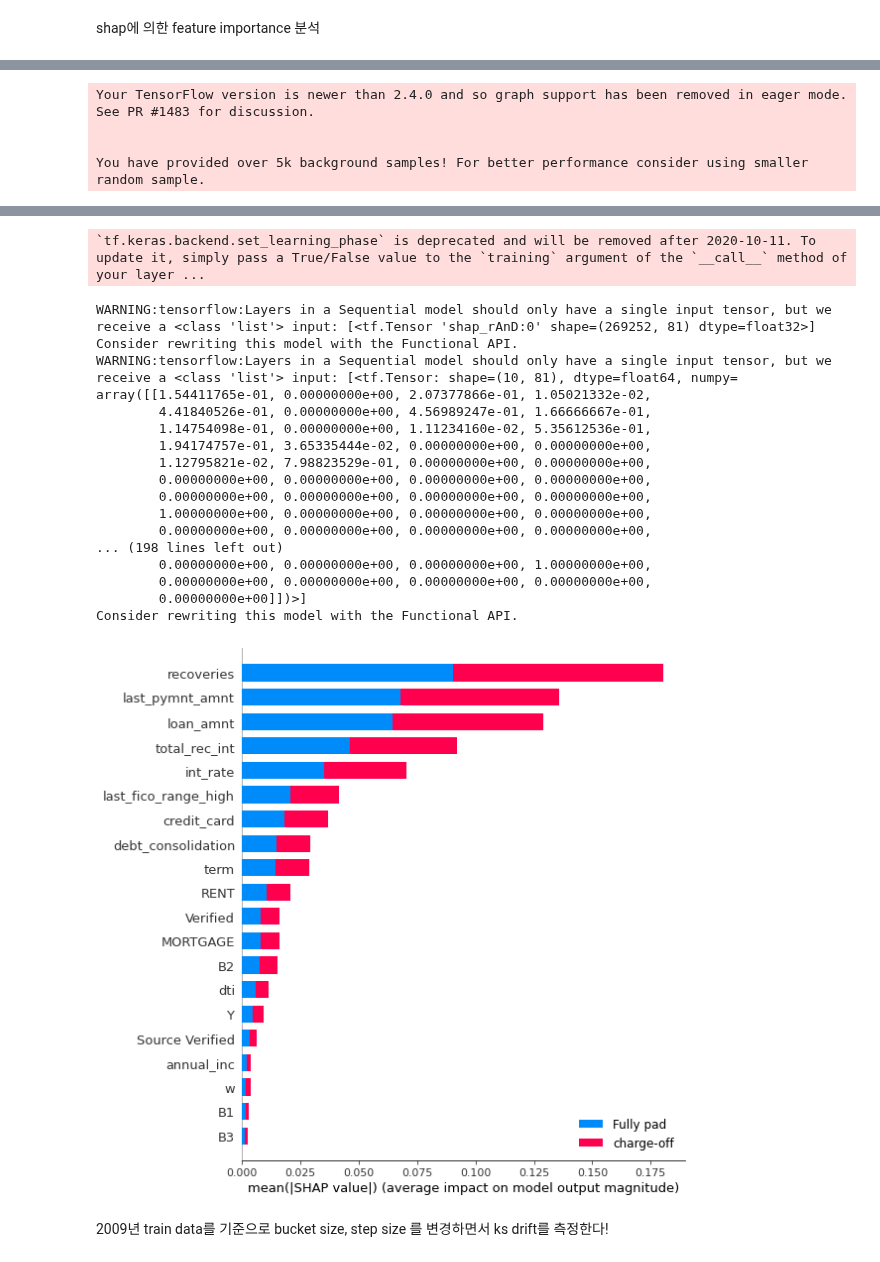
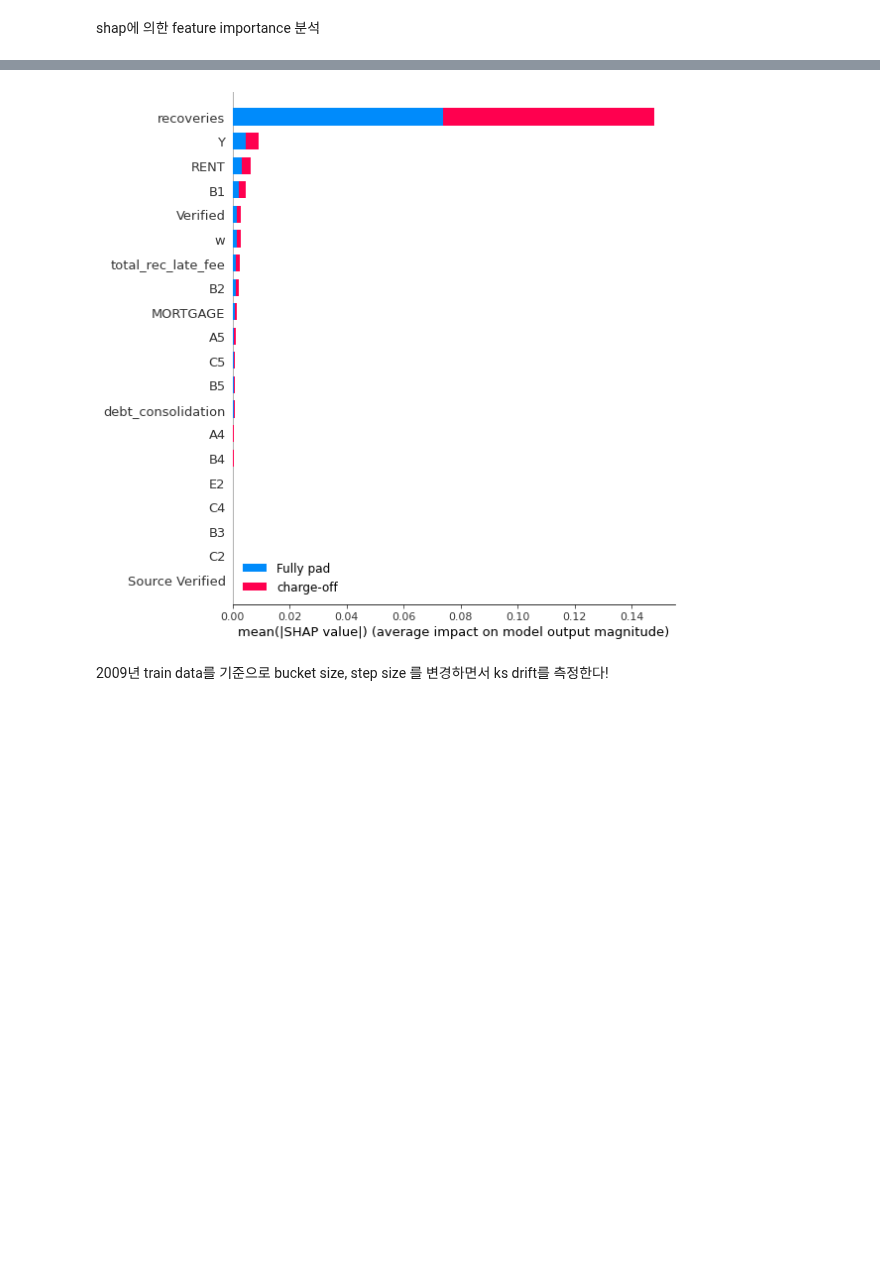
Before and after one commit to dolmani38/drift, a Jupyter notebook: real_data_drift_test_0919.ipynb, the cells around one changed output, grey strips where cells are left out. Cells and saved outputs as stored; diff of their text form; code cells hidden in the pictures; blank space fills up the shorter version.

```diff
--- a/real_data_drift_test_0919.ipynb
+++ b/real_data_drift_test_0919.ipynb
@@ -730,7 +734,7 @@ def get_one_hot(targets, nb_classes):
 # %%
 import os.path
 
-def build_model(year,x,y,epochs=5):
+def build_model_dl(year,x,y,epochs=5):
     #X_train, X_test, y_train, y_test = train_test_split(X[year], Y[year], test_size=0.2, random_state=42)
     X_train= scaler.fit_transform(x)
     #X_test = scaler.transform(X_test)
@@ -763,3 +769,12 @@ def build_model(year,x,y,epochs=5):
+# %%
+from sklearn.ensemble import RandomForestClassifier
+
+def build_model_rf(year,x,y,epochs=5):
+    X_train= scaler.fit_transform(x)
+    y_train = y #get_one_hot(y,2)
+    model = RandomForestClassifier(n_estimators=80,max_depth=5)
+    model.fit(x,y)
+    return model
 # %%
 %rm -f /content/drive/MyDrive/Drift/model/checkpoint
 
@@ -767,6 +782,9 @@ for year in range(2009,2019):
     # building the model
     print(str(year) + '년도 학습 ======================================')
     epochs = 100 #(100 if year==2009 else 5)
-    ML[year] = build_model(year,X[year],Y[year],epochs=epochs)
+    if MODEL_TYPE =='DL':
+        ML[year] = build_model_dl(year,X[year],Y[year],epochs=epochs)
+    else:
+        ML[year] = build_model_rf(year,X[year],Y[year],epochs=epochs)
 # %% [output]
 2009년도 학습 ======================================
@@ -801,7 +809,10 @@ for model_year in range(2009,2019):
     for year in range(2009,2019):
         print('\ttest:',year)
         X_test = scaler.fit_transform(X[year])
-        predictions = (ML[model_year].predict(X_test)[:,1] > 0.5).astype("int32")
+        if MODEL_TYPE =='DL':
+            predictions = (ML[model_year].predict(X_test)[:,1] > 0.5).astype("int32")
+        else:
+            predictions = (ML[model_year].predict(X_test) > 0.5).astype("int32")
         acc = accuracy_score(Y[year], predictions)
         print('\tacc:',acc)
         mdf.iloc[year-2009,model_year-2009] = acc
@@ -870,8 +881,15 @@ x_columns = df.loc[:, df.columns != 'loan_paid'].columns
 X_test_df = pd.DataFrame(X_test,columns=x_columns)
 
 plt.figure(figsize=(30,15))
-explainer = shap.DeepExplainer(model,X_test)
-shap_values = explainer.shap_values(X_test[0:10])
+
+XAI_Explainer = None
+if MODEL_TYPE == 'DL':
+    XAI_Explainer = shap.DeepExplainer
+else:
+    XAI_Explainer = shap.TreeExplainer
+
+explainer = XAI_Explainer(model,X_test)
+shap_values = explainer.shap_values(X_test[0:1000])
 vals= np.abs(shap_values).mean(0)*2
 feature_importance = {}
 for (fname,imp_val) in zip(x_columns,np.mean(vals,axis=0)):
@@ -899,4 +901,0 @@ Consider rewriting this model with the Functional API.
-Your TensorFlow version is newer than 2.4.0 and so graph support has been removed in eager mode. See PR #1483 for discussion.
-
-
-You have provided over 5k background samples! For better performance consider using smaller random sample.
@@ -905,22 +902,4 @@ Consider rewriting this model with the Functional API.
-`tf.keras.backend.set_learning_phase` is deprecated and will be removed after 2020-10-11. To update it, simply pass a True/False value to the `training` argument of the `__call__` method of your layer ...
-WARNING:tensorflow:Layers in a Sequential model should only have a single input tensor, but we receive a <class 'list'> input: [<tf.Tensor 'shap_rAnD:0' shape=(269252, 81) dtype=float32>]
-Consider rewriting this model with the Functional API.
-WARNING:tensorflow:Layers in a Sequential model should only have a single input tensor, but we receive a <class 'list'> input: [<tf.Tensor: shape=(10, 81), dtype=float64, numpy=
-array([[1.54411765e-01, 0.00000000e+00, 2.07377866e-01, 1.05021332e-02,
-        4.41840526e-01, 0.00000000e+00, 4.56989247e-01, 1.66666667e-01,
-        1.14754098e-01, 0.00000000e+00, 1.11234160e-02, 5.35612536e-01,
-        1.94174757e-01, 3.65335444e-02, 0.00000000e+00, 0.00000000e+00,
-        1.12795821e-02, 7.98823529e-01, 0.00000000e+00, 0.00000000e+00,
-        0.00000000e+00, 0.00000000e+00, 0.00000000e+00, 0.00000000e+00,
-        0.00000000e+00, 0.00000000e+00, 0.00000000e+00, 0.00000000e+00,
-        1.00000000e+00, 0.00000000e+00, 0.00000000e+00, 0.00000000e+00,
-        0.00000000e+00, 0.00000000e+00, 0.00000000e+00, 0.00000000e+00,
-... (198 lines left out)
-        0.00000000e+00, 0.00000000e+00, 0.00000000e+00, 1.00000000e+00,
-        0.00000000e+00, 0.00000000e+00, 0.00000000e+00, 0.00000000e+00,
-        0.00000000e+00]])>]
-Consider rewriting this model with the Functional API.
-[figure, old version]
+[figure, new version]
 # %% [markdown]
 2009년 train data를 기준으로
 bucket size, step size 를 변경하면서
```
Also changed, not shown: parts of 15 cells of this notebook.
